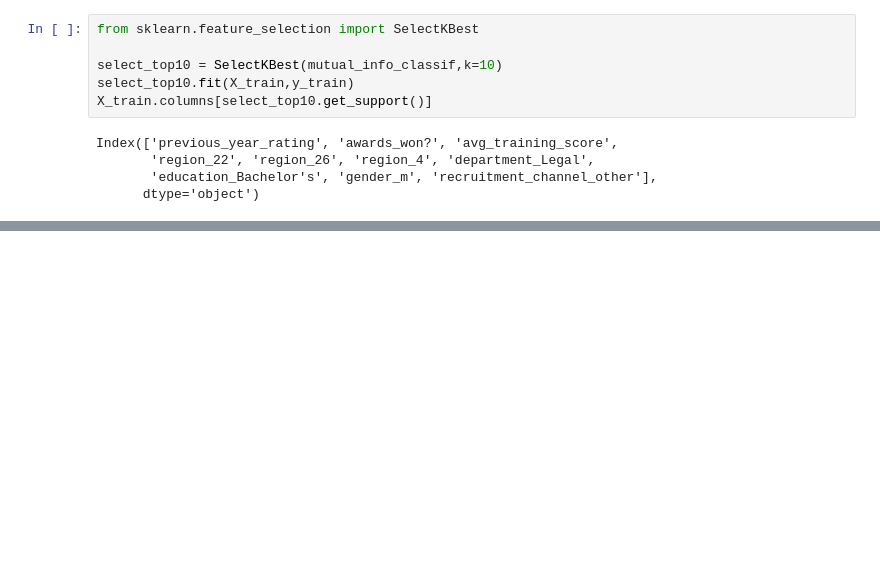
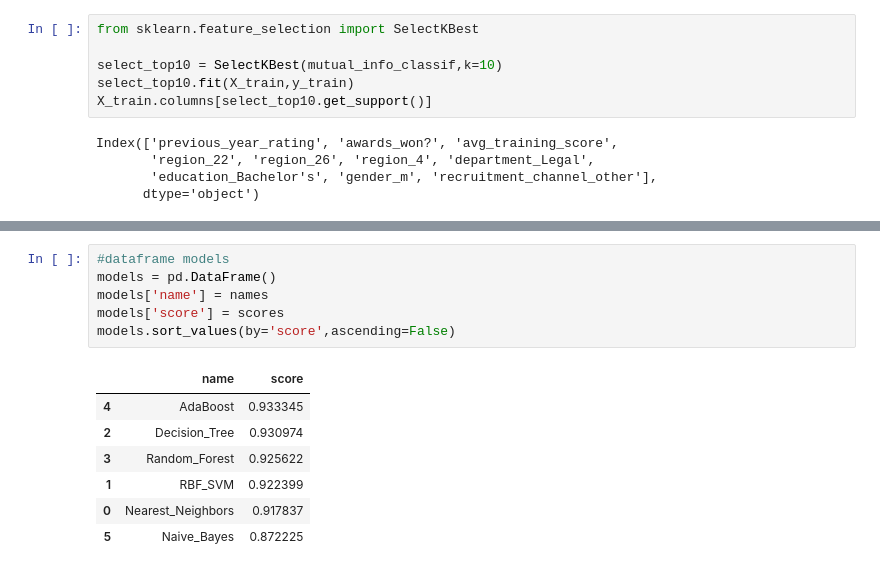
Before and after one commit to raquelcreis/hr_analytics, a Jupyter notebook: notebook.ipynb, the cells around one changed output, grey strips where cells are left out. Drawn from its saved outputs; the diff is of its cells as text; blank space fills up the shorter version.

```diff
--- a/notebook.ipynb
+++ b/notebook.ipynb
@@ -456,0 +493,14 @@ Index(['previous_year_rating', 'awards_won?', 'avg_training_score',
+# %%
+#dataframe models
+models = pd.DataFrame()
+models['name'] = names
+models['score'] = scores
+models.sort_values(by='score',ascending=False)
+# %% [output]
+|  | name | score |
+| 4 | AdaBoost | 0.933345 |
+| 2 | Decision_Tree | 0.930974 |
+| 3 | Random_Forest | 0.925622 |
+| 1 | RBF_SVM | 0.922399 |
+| 0 | Nearest_Neighbors | 0.917837 |
+| 5 | Naive_Bayes | 0.872225 |
```
Also changed, not shown: parts of 7 cells of this notebook.
